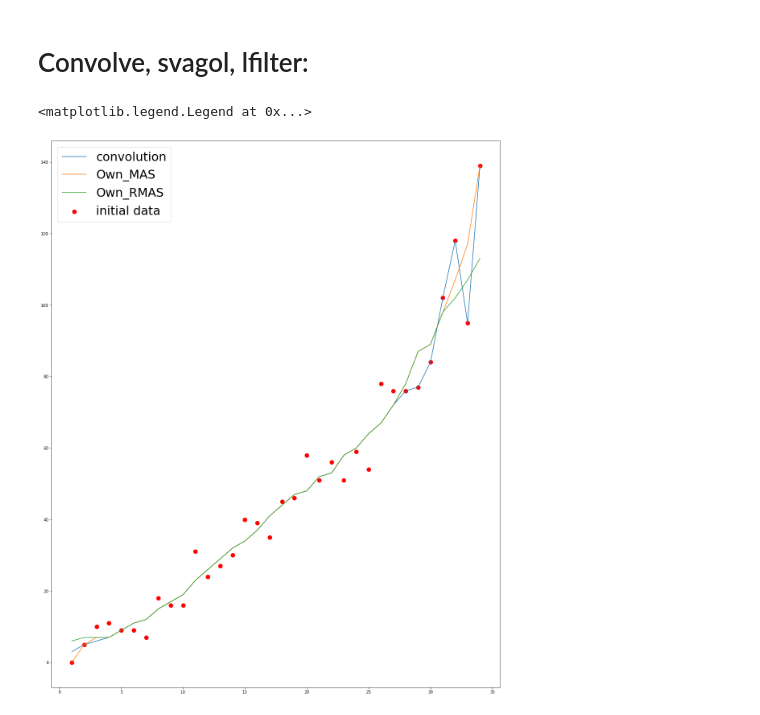
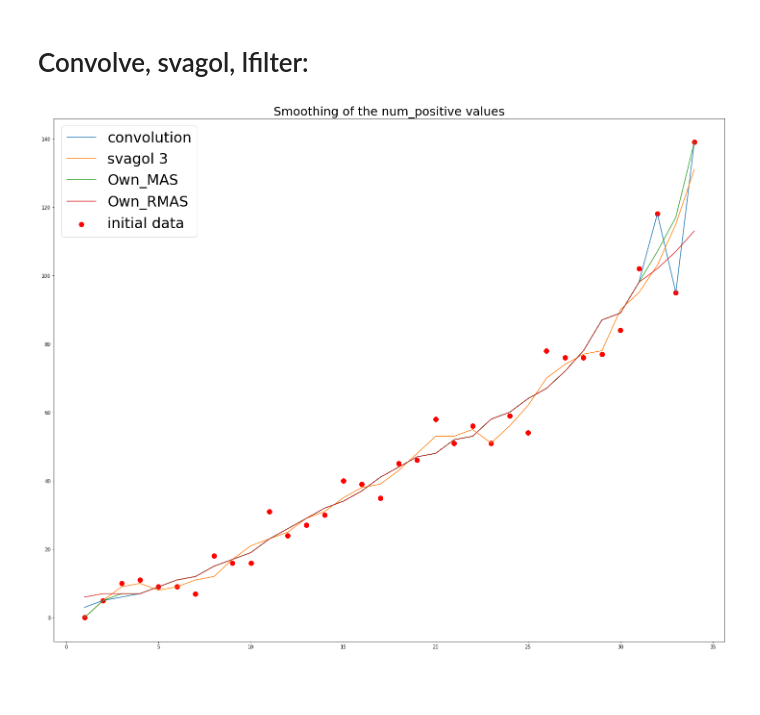
Before and after one commit to jhubar/PI, a Jupyter notebook: Documents/SmoothingBDP.ipynb, the cells around one changed output. Drawn from its saved outputs; the diff is of its cells as text; code cells hidden in the pictures; blank space fills up the shorter version.

Commit message:
update smoothing pynb

```diff
--- a/Documents/SmoothingBDP.ipynb
+++ b/Documents/SmoothingBDP.ipynb
@@ -124,25 +124,26 @@ for i in range(1, np_df.shape[1]):
     smoothedown_NRMAS[:, i] = own_NRMAS(np_df[:,i], 7)
 
 
-    for j in range(smoothed.shape[0] - smt_prd, smoothed.shape[0]):
+    for j in range(smoothed.shape[0] - int((smt_prd - 1) / 2), smoothed.shape[0]):
 
         smoothed[j][i] = np_df[j][i]
 # %% [markdown]
 # Convolve, svagol, lfilter:
 # %%
-fig = plt.figure(figsize=(20,25))
+fig = plt.figure(figsize=(25,20))
 plt.scatter(np_df[:,0], np_df[:,1], color='red', s=100, label='initial data')
 plt.plot(smoothed[:,0], smoothed[:,1], label='convolution')
 #plt.plot(smoothed2[:,0], smoothed2[:,1], label='svagol 1')
 #plt.plot(smoothed3[:,0], smoothed3[:,1], label='svagol 2')
-#plt.plot(smoothed4[:,0], smoothed4[:,1], label='svagol 3')
+plt.plot(smoothed4[:,0], smoothed4[:,1], label='svagol 3')
 #plt.plot(smoothedf[:,0], smoothedf[:,1], label='lfilter')
 plt.plot(smoothedown_MAS[:,0], smoothedown_MAS[:,1], label='Own_MAS')
 plt.plot(smoothedown_NRMAS[:,0], smoothedown_NRMAS[:,1], label='Own_RMAS')
 plt.legend(fontsize=30)
+plt.title('Smoothing of the num_positive values', fontsize=25)
+plt.savefig('Smoothing.png')
 
 #print(np_df[:,1])
 #print(smoothed[:,1])
 # %% [output]
-<matplotlib.legend.Legend at 0x...>
-[figure, old version]
+[figure, new version]
```
